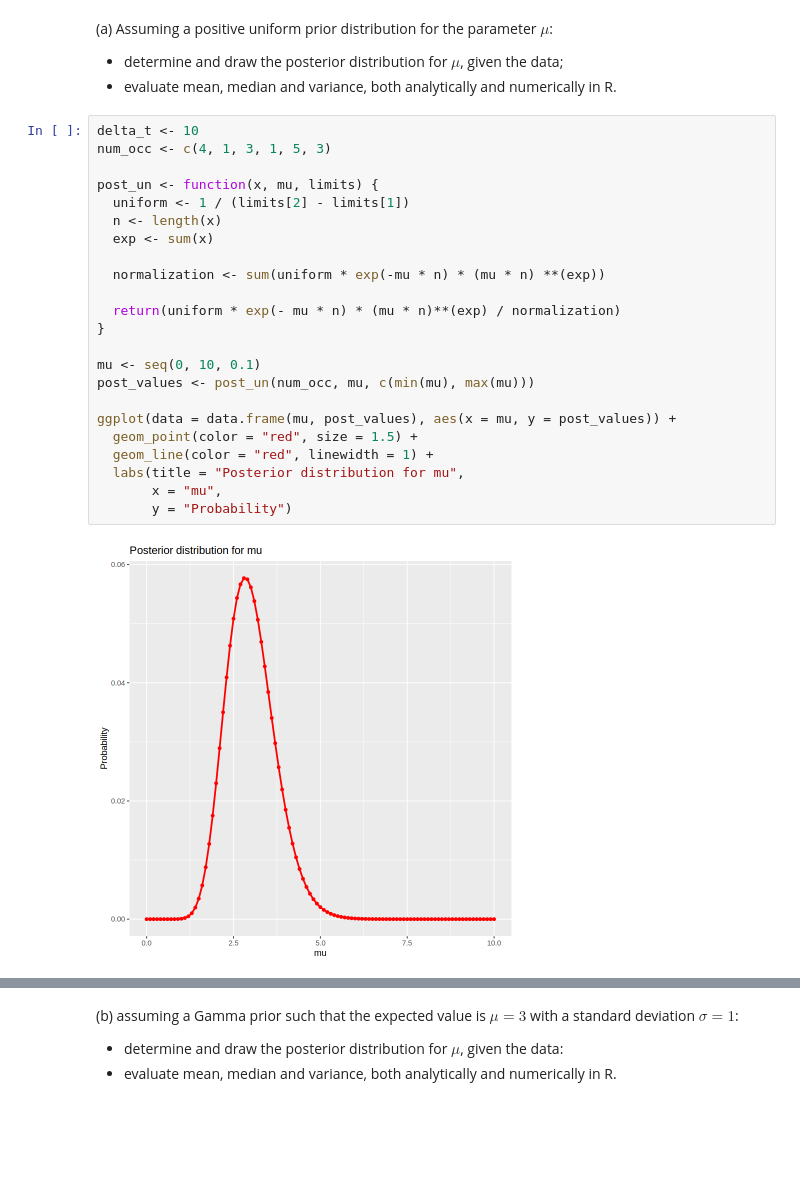
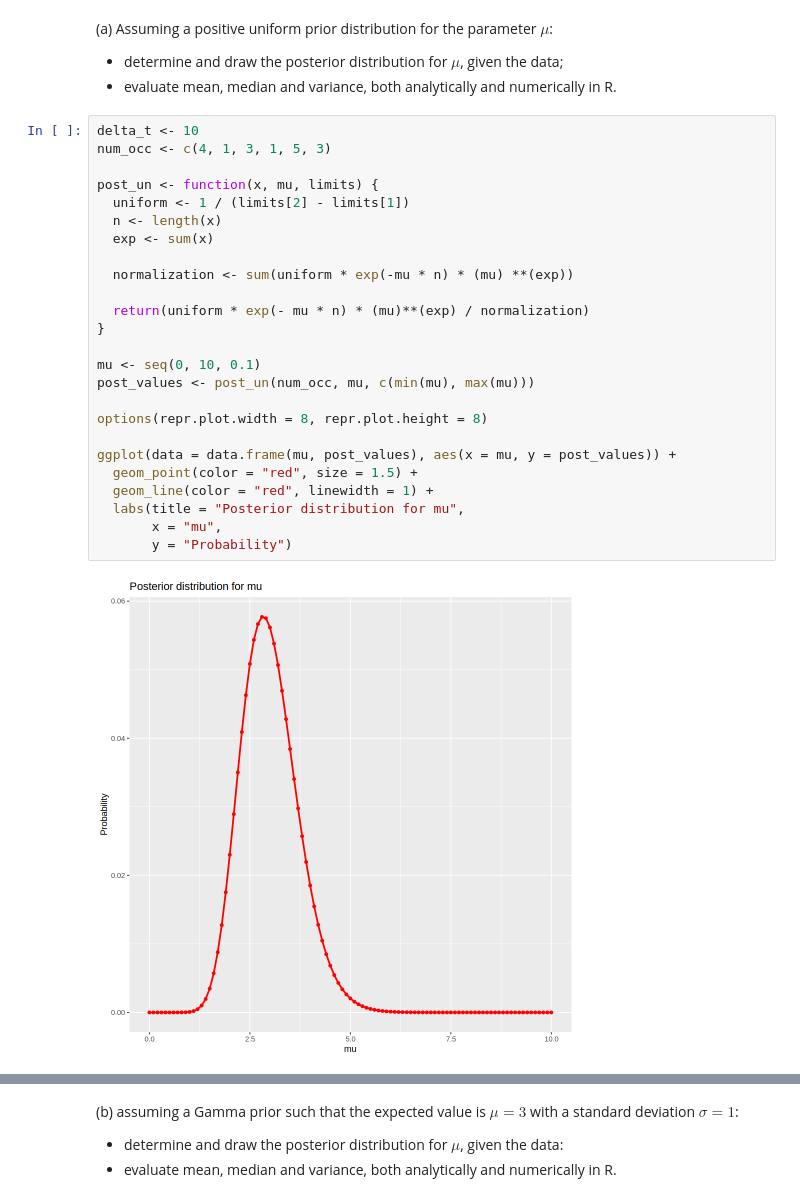
Before and after one commit to Kallo27/Advanced_statistics, a Jupyter notebook: Lab03/CalandraBuonaura_LorenzoRlab03.ipynb, the cells around one changed output, grey strips where cells are left out. Drawn from its saved outputs; the diff is of its cells as text; blank space fills up the shorter version.

```diff
--- a/Lab03/CalandraBuonaura_LorenzoRlab03.ipynb
+++ b/Lab03/CalandraBuonaura_LorenzoRlab03.ipynb
@@ -18,28 +37,30 @@ The number of particles emitted by a radioactive source during a fixed interval
 # %%
 delta_t <- 10
 num_occ <- c(4, 1, 3, 1, 5, 3)
 
 post_un <- function(x, mu, limits) {
   uniform <- 1 / (limits[2] - limits[1])
   n <- length(x)
   exp <- sum(x)
 
-  normalization <- sum(uniform * exp(-mu * n) * (mu * n) **(exp))
+  normalization <- sum(uniform * exp(-mu * n) * (mu) **(exp))
 
-  return(uniform * exp(- mu * n) * (mu * n)**(exp) / normalization)
+  return(uniform * exp(- mu * n) * (mu)**(exp) / normalization)
 }
 
 mu <- seq(0, 10, 0.1)
 post_values <- post_un(num_occ, mu, c(min(mu), max(mu)))
+
+options(repr.plot.width = 8, repr.plot.height = 8)
 
 ggplot(data = data.frame(mu, post_values), aes(x = mu, y = post_values)) +
   geom_point(color = "red", size = 1.5) +
   geom_line(color = "red", linewidth = 1) +
   labs(title = "Posterior distribution for mu",
        x = "mu",
        y = "Probability")
 # %% [output]
-[figure, old version]
+[figure, new version]
 # %%
 mean_analytical <- sum(mu * post_values)
 variance_analytical <- sum((mu**2) * post_values) - mean_analytical**2
```
Also changed, not shown: parts of 24 cells of this notebook.
